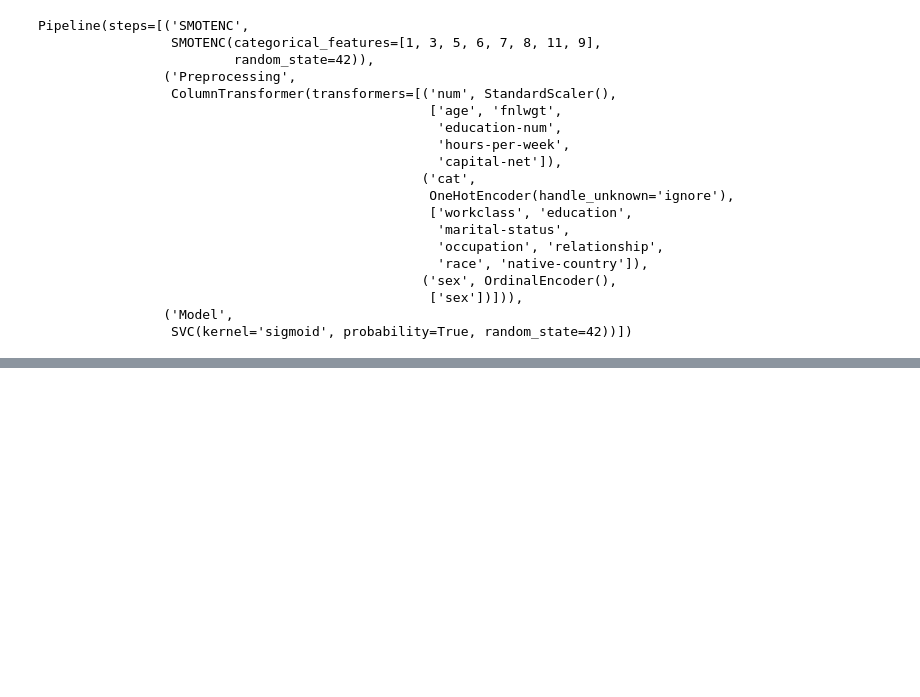
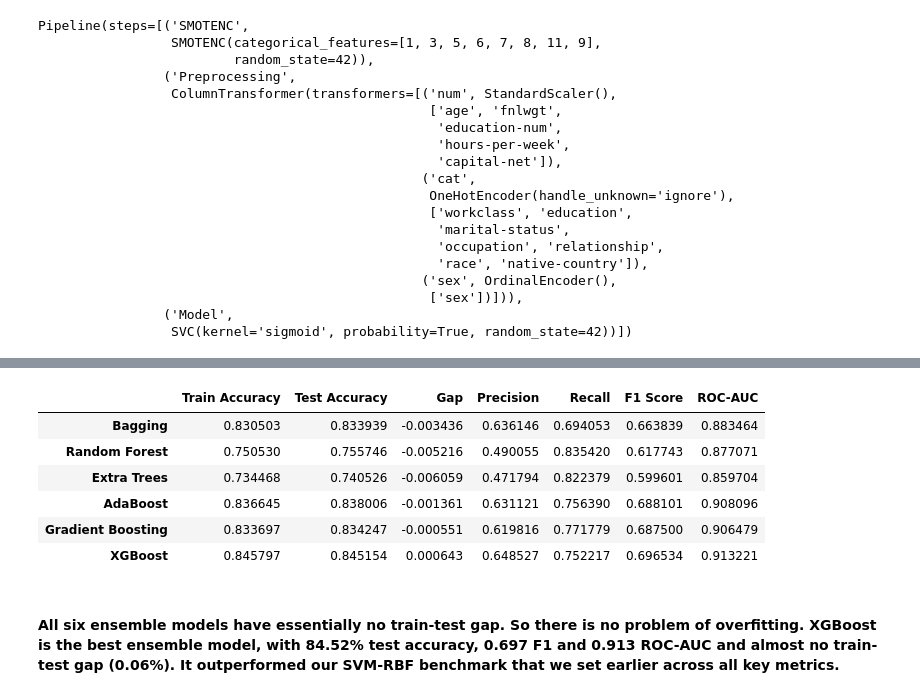
Before and after one commit to CrackGamed/Census_Income_ML_project, a Jupyter notebook: notebooks/CENSUS_INCOME.ipynb, the cells around one changed output, grey strips where cells are left out. Drawn from its saved outputs; the diff is of its cells as text; code cells hidden in the pictures; blank space fills up the shorter version.

```diff
--- a/notebooks/CENSUS_INCOME.ipynb
+++ b/notebooks/CENSUS_INCOME.ipynb
@@ -909,0 +1165,31 @@ svm_sigmoid_test_pred = svm_sigmoid_pipeline.predict(X_test)
+# %%
+# Predict AdaBoost
+adaboost_train_pred = adaboost_pipeline.predict(X_train)
+adaboost_test_pred = adaboost_pipeline.predict(X_test)
+
+
+# Predict Gradient Boosting
+gb_train_pred = gb_pipeline.predict(X_train)
+gb_test_pred = gb_pipeline.predict(X_test)
+
+
+# Predict XGBoost
+xgb_train_pred = xgb_pipeline.predict(X_train)
+xgb_test_pred = xgb_pipeline.predict(X_test)
+# %%
+def evaluate_model(model, X_train, y_train, X_test, y_test, train_pred, test_pred):
+
+    train_accuracy = accuracy_score(y_train, train_pred)
+    test_accuracy = accuracy_score(y_test, test_pred)
+
+    test_prob = model.predict_proba(X_test)[:, 1]
+
+    return {
+        "Train Accuracy": train_accuracy,
+        "Test Accuracy": test_accuracy,
+        "Gap": train_accuracy - test_accuracy,
+        "Precision": precision_score(y_test, test_pred),
+        "Recall": recall_score(y_test, test_pred),
+        "F1 Score": f1_score(y_test, test_pred),
+        "ROC-AUC": roc_auc_score(y_test, test_prob)
+    }
@@ -909,0 +1256,21 @@ svm_sigmoid_test_pred = svm_sigmoid_pipeline.predict(X_test)
+# %%
+ensemble_results = pd.DataFrame({
+    "Bagging": bagging_results,
+    "Random Forest": rf_results,
+    "Extra Trees": extra_tree_results,
+    "AdaBoost": adaboost_results,
+    "Gradient Boosting": gb_results,
+    "XGBoost": xgb_results
+}).T
+
+ensemble_results
+# %% [output]
+|  | Train Accuracy | Test Accuracy | Gap | Precision | Recall | F1 Score | ROC-AUC |
+| Bagging | 0.830503 | 0.833939 | -0.003436 | 0.636146 | 0.694053 | 0.663839 | 0.883464 |
+| Random Forest | 0.750530 | 0.755746 | -0.005216 | 0.490055 | 0.835420 | 0.617743 | 0.877071 |
+| Extra Trees | 0.734468 | 0.740526 | -0.006059 | 0.471794 | 0.822379 | 0.599601 | 0.859704 |
+| AdaBoost | 0.836645 | 0.838006 | -0.001361 | 0.631121 | 0.756390 | 0.688101 | 0.908096 |
+| Gradient Boosting | 0.833697 | 0.834247 | -0.000551 | 0.619816 | 0.771779 | 0.687500 | 0.906479 |
+| XGBoost | 0.845797 | 0.845154 | 0.000643 | 0.648527 | 0.752217 | 0.696534 | 0.913221 |
+# %% [markdown]
+#### All six ensemble models have essentially no train-test gap. So there is no problem of overfitting. XGBoost is the best ensemble model, with 84.52% test accuracy, 0.697 F1 and 0.913 ROC-AUC and almost no train-test gap (0.06%). It outperformed our SVM-RBF benchmark that we set earlier across all key metrics.
```
Also changed, not shown: parts of 25 cells of this notebook.
